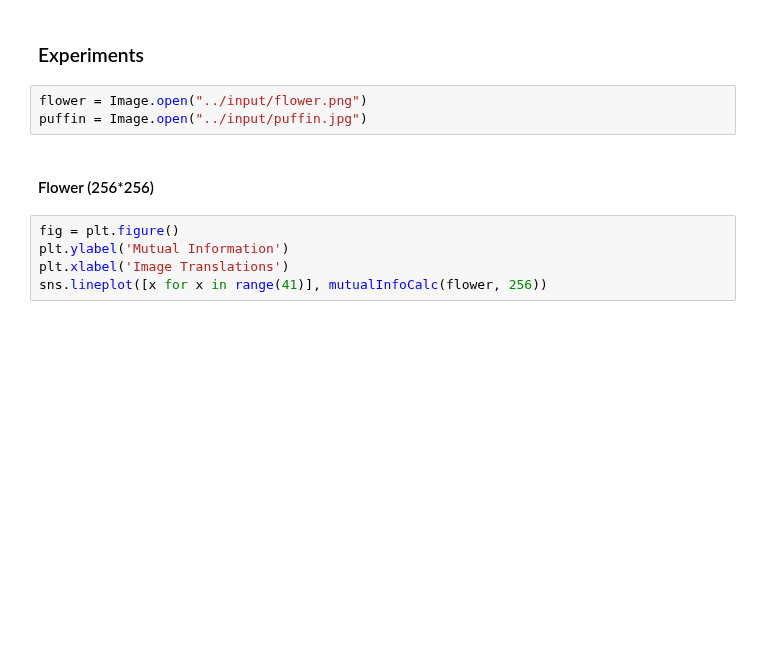
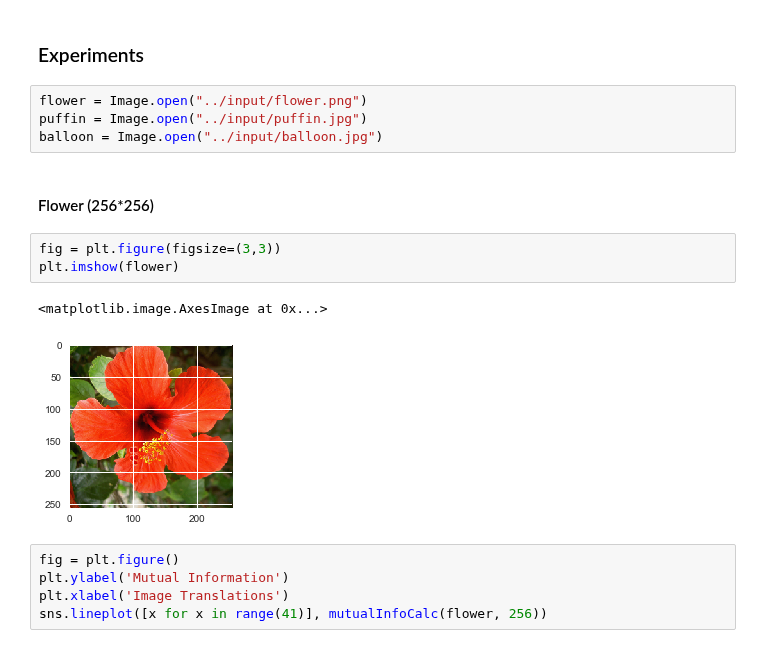
Before and after one commit to otmanesabir/ImgProc, a Jupyter notebook: Mutual Information/src/explore.ipynb, the cells around one changed output. Cells and saved outputs as stored; diff of their text form; blank space fills up the shorter version.

Commit message:
balloon experiment++

```diff
--- a/Mutual Information/src/explore.ipynb
+++ b/Mutual Information/src/explore.ipynb
@@ -91,8 +91,15 @@ def binSizeChange(img):
 # %%
 flower = Image.open("../input/flower.png")
 puffin = Image.open("../input/puffin.jpg")
+balloon = Image.open("../input/balloon.jpg")
 # %% [markdown]
 #### Flower (256*256)
+# %%
+fig = plt.figure(figsize=(3,3))
+plt.imshow(flower)
+# %% [output]
+<matplotlib.image.AxesImage at 0x...>
+[figure, added]
 # %%
 fig = plt.figure()
 plt.ylabel('Mutual Information')
```
Also changed, not shown: parts of 5 cells of this notebook, 1 other file.
